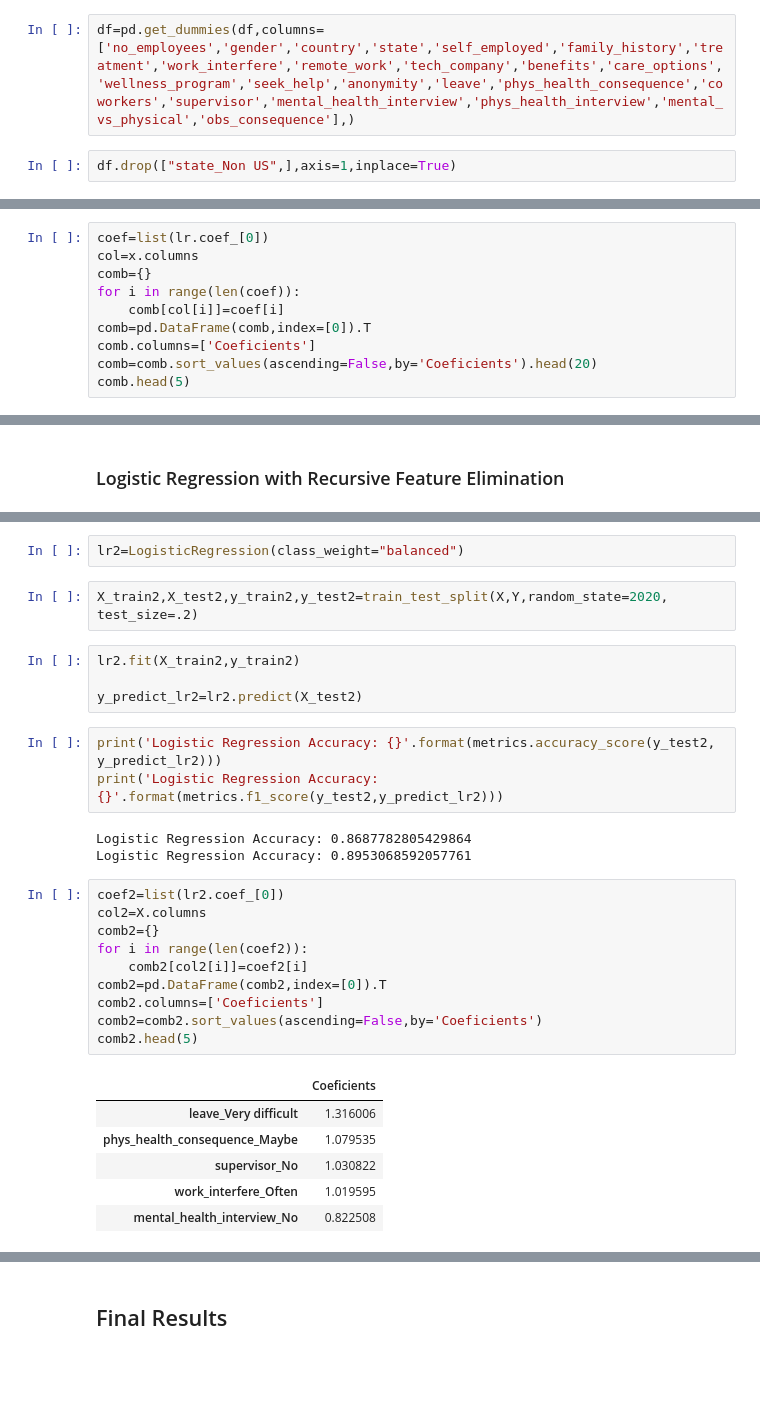
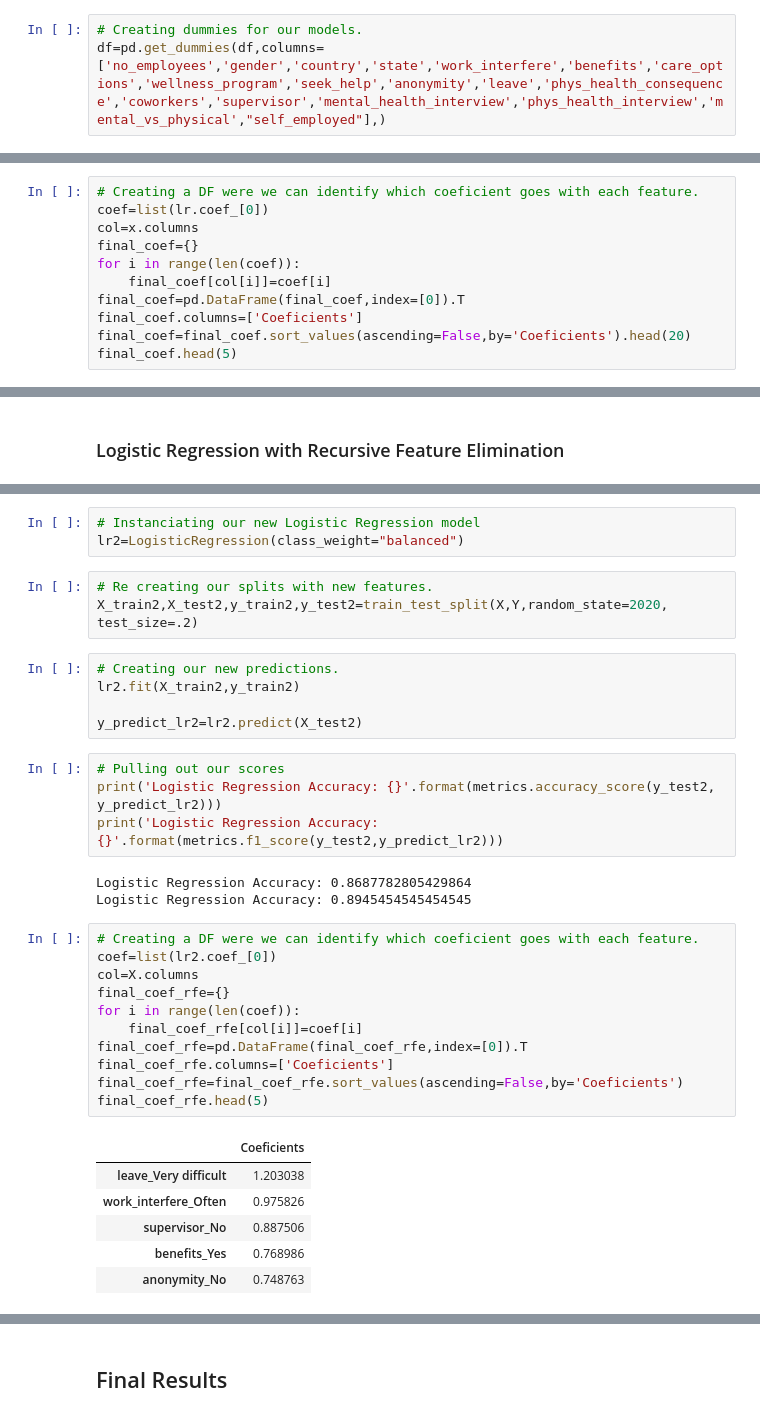
Before and after one commit to carlosiruiz/Mental_Health_Analysis-, a Jupyter notebook: Master_Mentalhealth_2.ipynb, the cells around one changed output, grey strips where cells are left out. Saved outputs shown, nothing was run; the diff lists cells and outputs as text; blank space fills up the shorter version.

```diff
--- a/Master_Mentalhealth_2.ipynb
+++ b/Master_Mentalhealth_2.ipynb
@@ -172,4 +157,3 @@ Name: state, Length: 1113, dtype: object
 # %%
-df=pd.get_dummies(df,columns=['no_employees','gender','country','state','self_employed','family_history','treatment','work_interfere','remote_work','tech_company','benefits','care_options','wellness_program','seek_help','anonymity','leave','phys_health_consequence','coworkers','supervisor','mental_health_interview','phys_health_interview','mental_vs_physical','obs_consequence'],)
+# Creating dummies for our models.
+df=pd.get_dummies(df,columns=['no_employees','gender','country','state','work_interfere','benefits','care_options','wellness_program','seek_help','anonymity','leave','phys_health_consequence','coworkers','supervisor','mental_health_interview','phys_health_interview','mental_vs_physical',"self_employed"],)
-# %%
-df.drop(["state_Non US",],axis=1,inplace=True)
@@ -266,12 +247,13 @@ Logistic Regression Accuracy: 0.8768115942028984
 # %%
+# Creating a DF were we can identify which coeficient goes with each feature.
 coef=list(lr.coef_[0])
 col=x.columns
-comb={}
+final_coef={}
 for i in range(len(coef)):
-    comb[col[i]]=coef[i]
-comb=pd.DataFrame(comb,index=[0]).T
-comb.columns=['Coeficients']
-comb=comb.sort_values(ascending=False,by='Coeficients').head(20)
-comb.head(5)
+    final_coef[col[i]]=coef[i]
+final_coef=pd.DataFrame(final_coef,index=[0]).T
+final_coef.columns=['Coeficients']
+final_coef=final_coef.sort_values(ascending=False,by='Coeficients').head(20)
+final_coef.head(5)
 # %% [output]
 |  | Coeficients |
@@ -311,33 +277,38 @@ Please also refer to the documentation for alternative solver options:
 X = df[rfe_features]
 Y= y.copy()
-# %%
-lr2=LogisticRegression(class_weight="balanced")
+# %%
+# Instanciating our new Logistic Regression model
+lr2=LogisticRegression(class_weight="balanced")
 # %%
+# Re creating our splits with new features.
 X_train2,X_test2,y_train2,y_test2=train_test_split(X,Y,random_state=2020, test_size=.2)
 # %%
+# Creating our new predictions.
 lr2.fit(X_train2,y_train2)
 
 y_predict_lr2=lr2.predict(X_test2)
 # %%
+# Pulling out our scores
 print('Logistic Regression Accuracy: {}'.format(metrics.accuracy_score(y_test2, y_predict_lr2)))
 print('Logistic Regression Accuracy: {}'.format(metrics.f1_score(y_test2,y_predict_lr2)))
 # %% [output]
 Logistic Regression Accuracy: 0.8687782805429864
-Logistic Regression Accuracy: 0.8953068592057761
+Logistic Regression Accuracy: 0.8945454545454545
 # %%
-coef2=list(lr2.coef_[0])
-col2=X.columns
-comb2={}
-for i in range(len(coef2)):
-    comb2[col2[i]]=coef2[i]
-comb2=pd.DataFrame(comb2,index=[0]).T
-comb2.columns=['Coeficients']
-comb2=comb2.sort_values(ascending=False,by='Coeficients')
-comb2.head(5)
+# Creating a DF were we can identify which coeficient goes with each feature.
+coef=list(lr2.coef_[0])
+col=X.columns
+final_coef_rfe={}
+for i in range(len(coef)):
+    final_coef_rfe[col[i]]=coef[i]
+final_coef_rfe=pd.DataFrame(final_coef_rfe,index=[0]).T
+final_coef_rfe.columns=['Coeficients']
+final_coef_rfe=final_coef_rfe.sort_values(ascending=False,by='Coeficients')
+final_coef_rfe.head(5)
 # %% [output]
 |  | Coeficients |
-| leave_Very difficult | 1.316006 |
-| phys_health_consequence_Maybe | 1.079535 |
-| supervisor_No | 1.030822 |
-| work_interfere_Often | 1.019595 |
-| mental_health_interview_No | 0.822508 |
+| leave_Very difficult | 1.203038 |
+| work_interfere_Often | 0.975826 |
+| supervisor_No | 0.887506 |
+| benefits_Yes | 0.768986 |
+| anonymity_No | 0.748763 |
```
Also changed, not shown: parts of 53 cells of this notebook, 3 other files.
